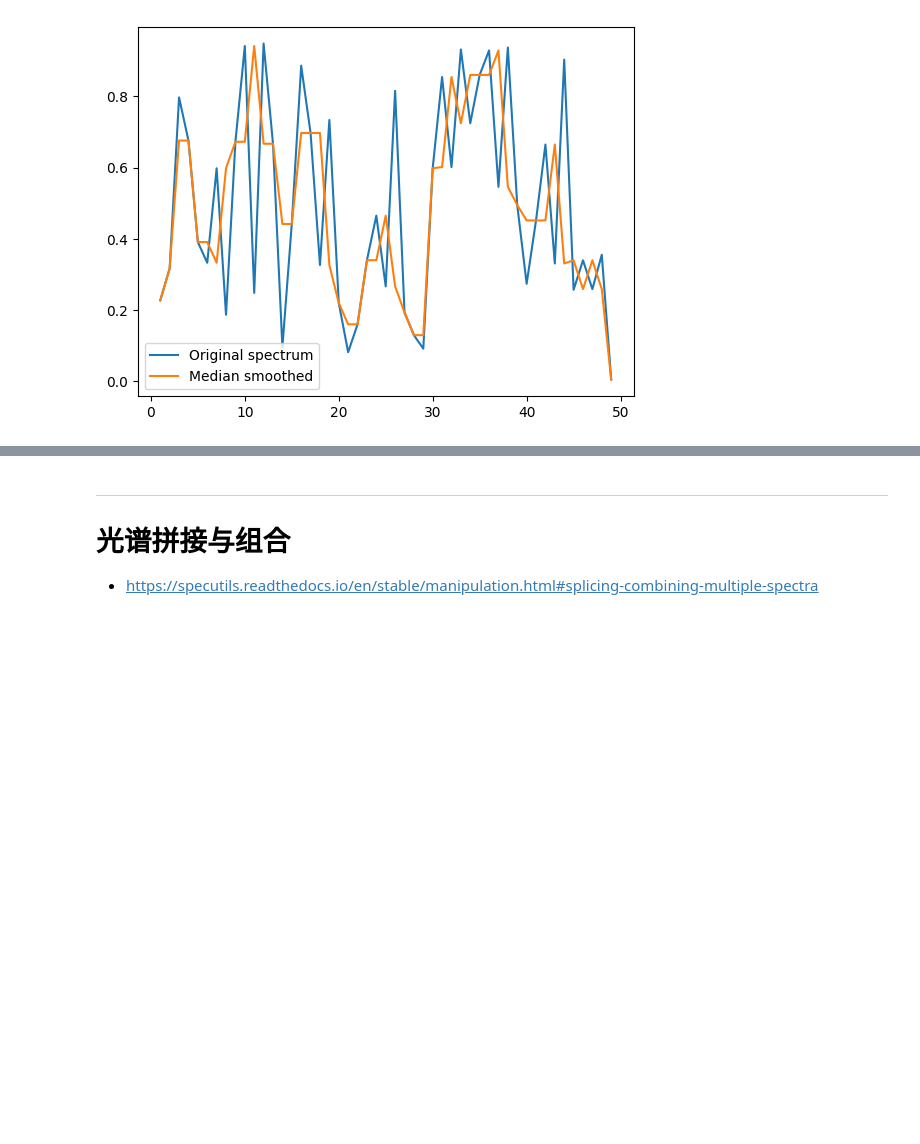
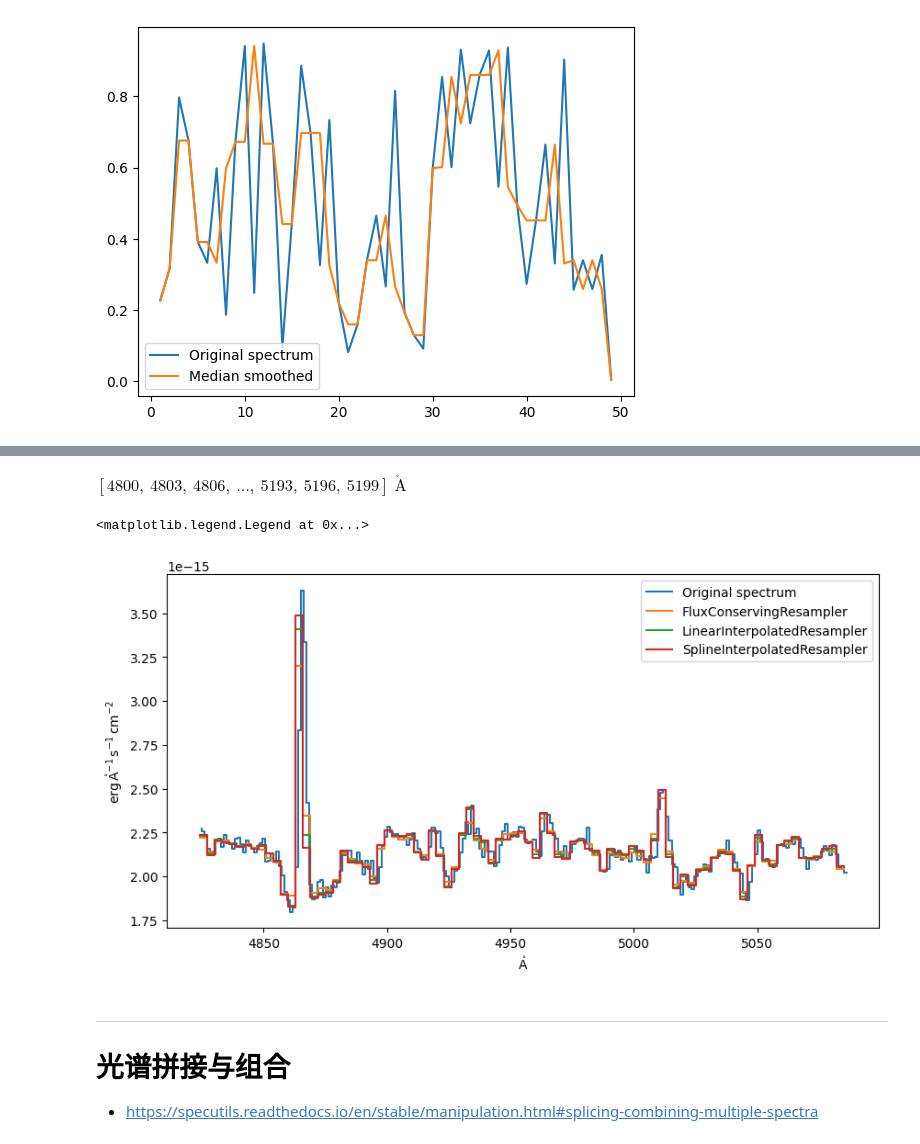
Before and after one commit to astro-zhurui/AstroNotes, a Jupyter notebook: 26_specutils/07_manipulating_spectra.ipynb, the cells around one changed output, grey strips where cells are left out. Drawn from its saved outputs; the diff is of its cells as text; code cells hidden in the pictures; blank space fills up the shorter version.

```diff
--- a/26_specutils/07_manipulating_spectra.ipynb
+++ b/26_specutils/07_manipulating_spectra.ipynb
@@ -85,3 +116,32 @@ ax.legend()
+# %%
+"""
+定义新的波长网格
+"""
+new_disp_grid = np.arange(4800, 5200, 3) * u.AA
+new_disp_grid
+# %% [output]
+$[4800,~4803,~4806,~\dots,~5193,~5196,~5199] \; \mathrm{\mathring{A}}$
+# %%
+from specutils.manipulation import FluxConservingResampler, LinearInterpolatedResampler, SplineInterpolatedResampler
+
+fluxcon = FluxConservingResampler()
+new_spec_fluxcon = fluxcon(input_spec, new_disp_grid)
+
+linear = LinearInterpolatedResampler()
+new_spec_lin = linear(input_spec, new_disp_grid)
+
+spline = SplineInterpolatedResampler()
+new_spec_sp = spline(input_spec, new_disp_grid)
+
+f, ax = plt.subplots(figsize=(10, 5))
+ax.step(input_spec.spectral_axis, input_spec.flux, label='Original spectrum')
+ax.step(new_spec_fluxcon.spectral_axis, new_spec_fluxcon.flux, label='FluxConservingResampler')
+ax.step(new_spec_lin.spectral_axis, new_spec_lin.flux, label='LinearInterpolatedResampler')
+ax.step(new_spec_sp.spectral_axis, new_spec_sp.flux, label='SplineInterpolatedResampler')
+ax.legend()
+# %% [output]
+<matplotlib.legend.Legend at 0x...>
+[figure, added]
 # %% [markdown]
 ---
 # 光谱拼接与组合
```
Also changed, not shown: parts of 17 cells of this notebook, 3 other files.
